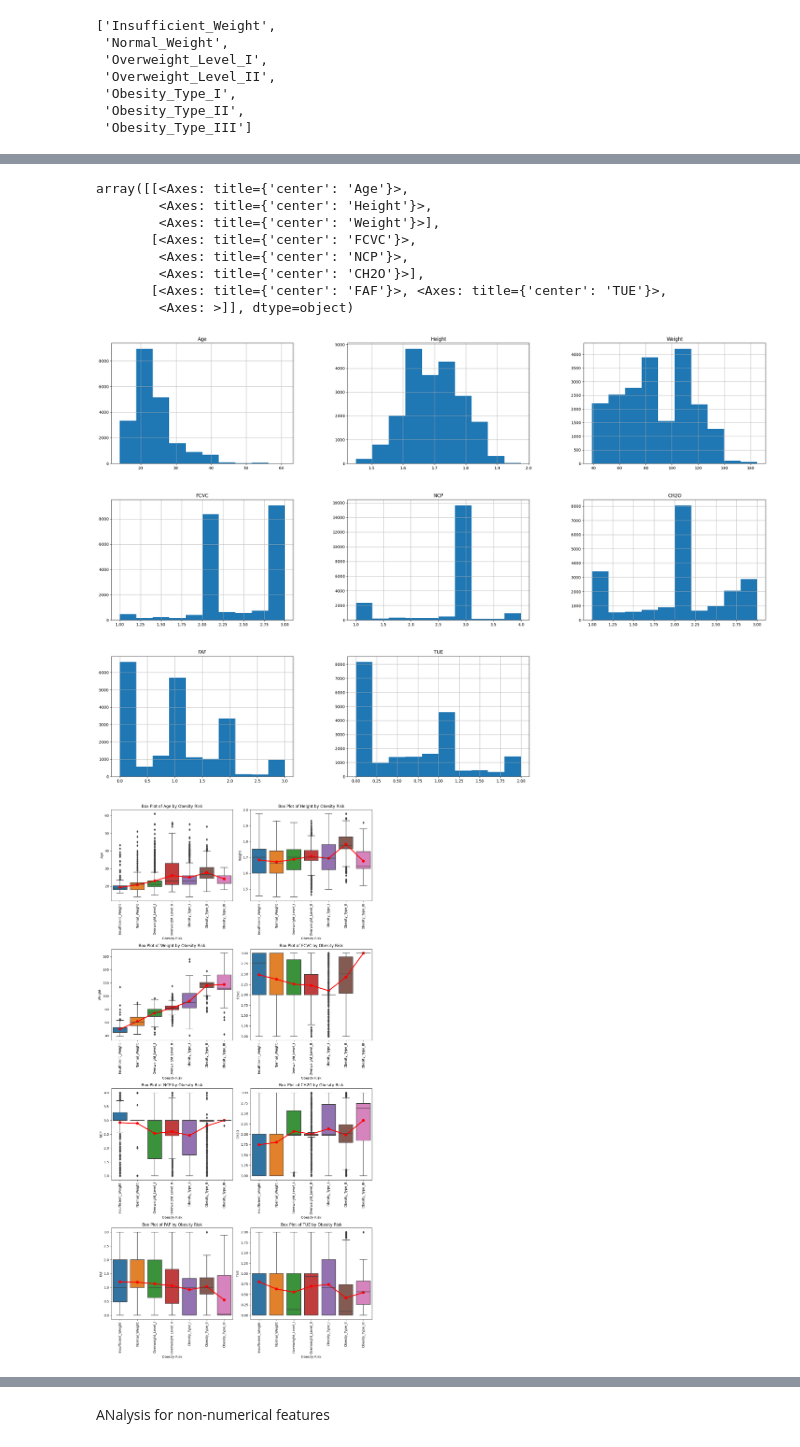
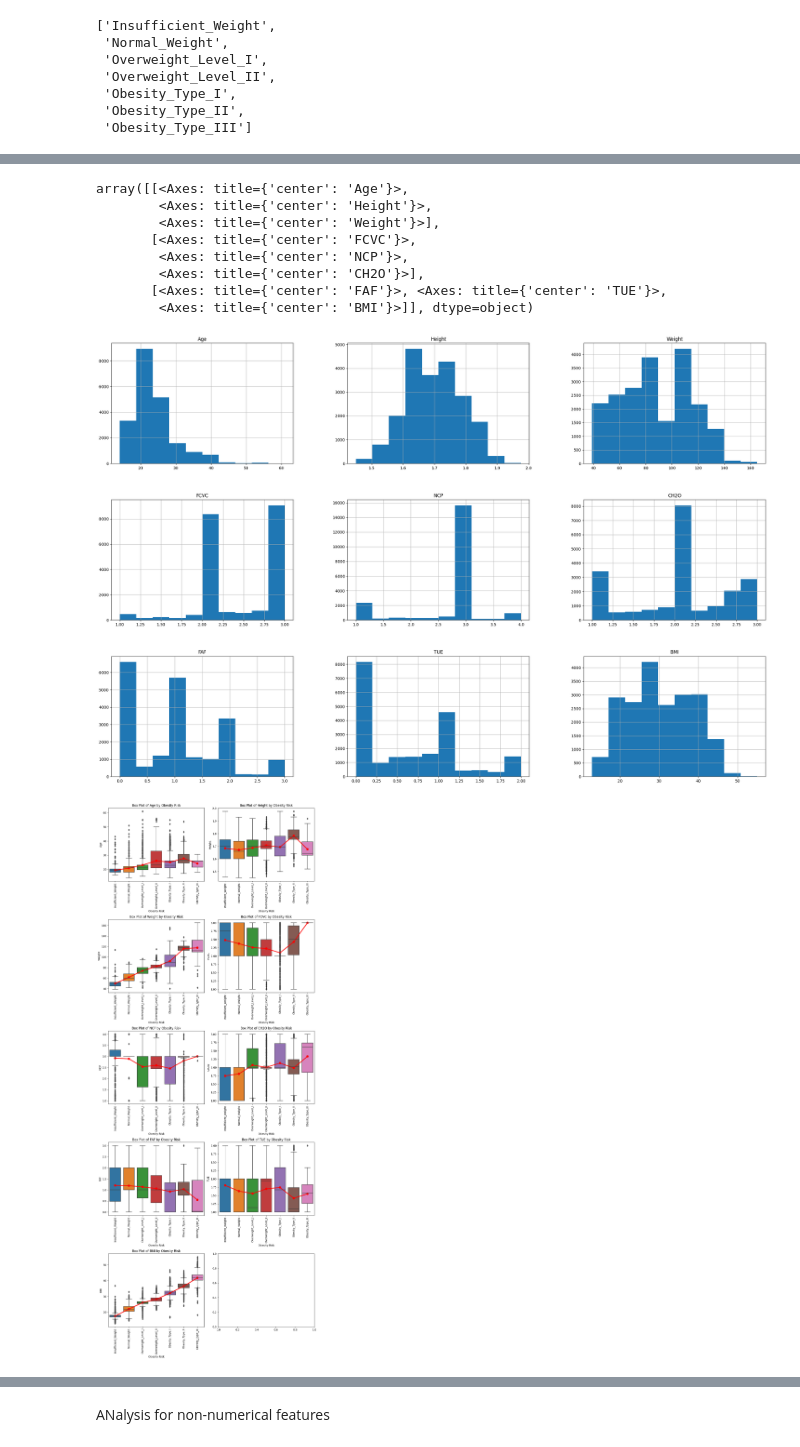
Before and after one commit to IphixLi/Obesity_risk_prediction, a Jupyter notebook: prediction-of-obesity-risk.ipynb, the cells around one changed output, grey strips where cells are left out. Saved outputs shown, nothing was run; the diff lists cells and outputs as text; code cells hidden in the pictures.

```diff
--- a/prediction-of-obesity-risk.ipynb
+++ b/prediction-of-obesity-risk.ipynb
@@ -59,8 +104,9 @@ from WHO, definition of obesity: Overweight and obesity are defined as abnormal
 - PS: It make sense to have Overweight near Obesity_type_II than Insufficient_weight near Obesity_type_II.
 # %%
 # Calculate mean weight for each category of obesity risk
-mean_weights = df_train.groupby("NObeyesdad")['Weight'].mean().sort_values().index.tolist()
-mean_weights
+df_train["BMI"]=df_train["Weight"]/(df_train["Height"]**2)
+mean_BMI = df_train.groupby("NObeyesdad")['BMI'].mean().sort_values().index.tolist()
+mean_BMI
 # %% [output]
 ['Insufficient_Weight',
  'Normal_Weight',
@@ -114,32 +160,32 @@ array([[<Axes: title={'center': 'Age'}>,
         <Axes: title={'center': 'NCP'}>,
         <Axes: title={'center': 'CH2O'}>],
        [<Axes: title={'center': 'FAF'}>, <Axes: title={'center': 'TUE'}>,
-        <Axes: >]], dtype=object)
+        <Axes: title={'center': 'BMI'}>]], dtype=object)
-[figure, old version]
+[figure, new version]
 # %%
 
 # Calculate number of rows and columns for subplots
 num_plots = len(numerical_columns)
 num_cols = 2
 num_rows = math.ceil(num_plots / num_cols)
 
 # Create subplots with specified height ratios
 fig, axes = plt.subplots(num_rows, num_cols, figsize=(12, num_rows * 6),
                          gridspec_kw={'height_ratios': [4] * num_rows})
 
 # Plot box plots for each numerical column
 for ax, column in zip(axes.flatten(), numerical_columns):
-    sns.boxplot(x="NObeyesdad", y=column, data=df_train, ax=ax,order=mean_weights)
-    sns.pointplot(x="NObeyesdad", y=column, data=df_train, ax=ax, color='red', markers='o', linestyles='-', errorbar=None, order=mean_weights)
+    sns.boxplot(x="NObeyesdad", y=column, data=df_train, ax=ax,order=mean_BMI)
+    sns.pointplot(x="NObeyesdad", y=column, data=df_train, ax=ax, color='red', markers='o', linestyles='-', errorbar=None, order=mean_BMI)
     ax.set_title(f'Box Plot of {column} by Obesity Risk')
     ax.set_xlabel('Obesity Risk')
     ax.set_ylabel(column)
     ax.tick_params(axis='x', rotation=90)
 
 plt.tight_layout()
 plt.show()
 # %% [output]
-[figure, old version]
+[figure, new version]
 # %% [markdown]
 From the Boxplot, you can see that the distribution varies at given numerical columns. Breakdown:
 
```
Also changed, not shown: parts of 29 cells of this notebook.
